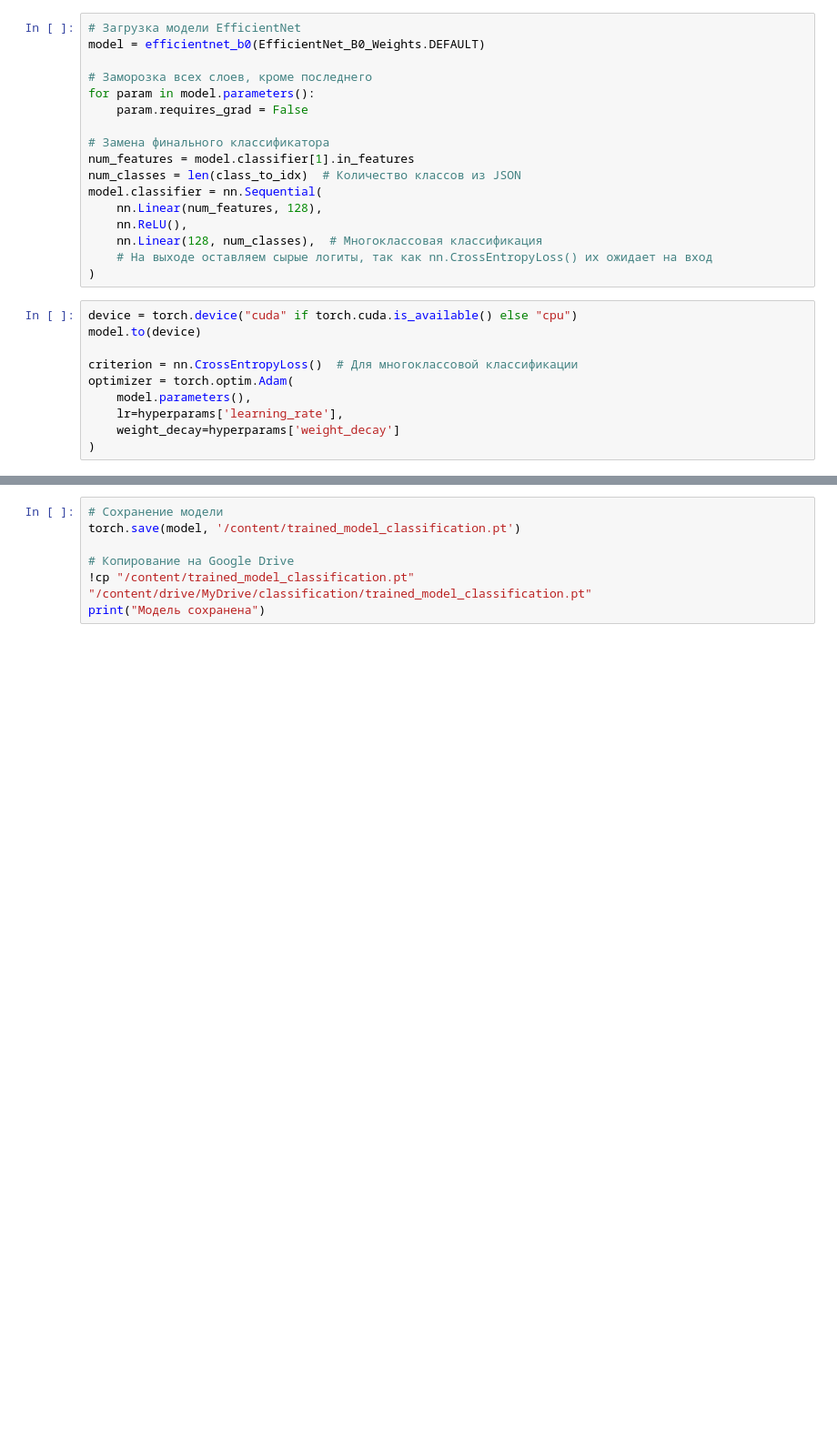
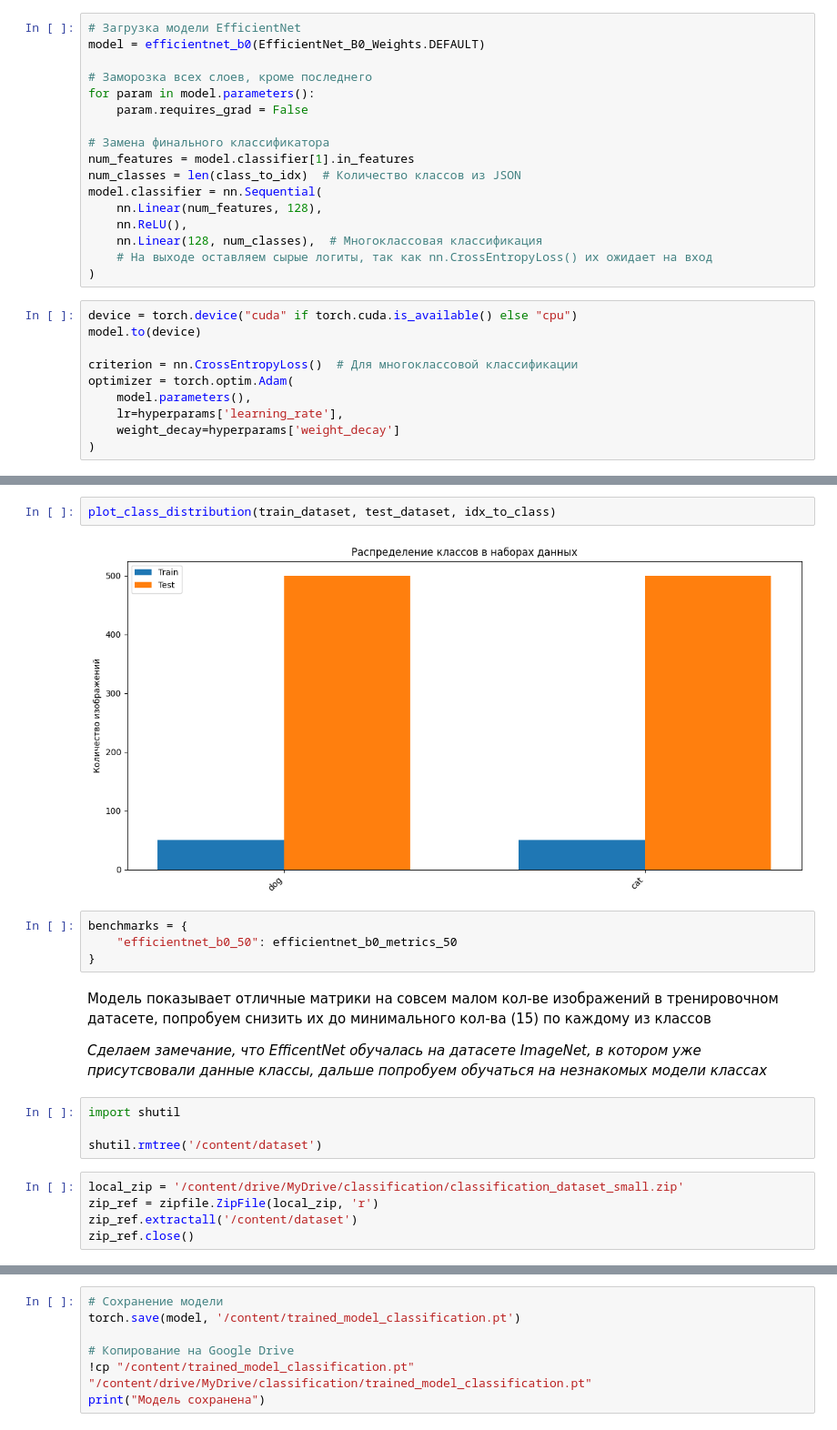
Before and after one commit to lpestov/interactive_ai_model_builder, a Jupyter notebook: models/classification/notebooks/classification_neural_network.ipynb, the cells around one changed output, grey strips where cells are left out. Shown at 91% size. Saved outputs shown, nothing was run; the diff lists cells and outputs as text; blank space fills up the shorter version.

```diff
--- a/models/classification/notebooks/classification_neural_network.ipynb
+++ b/models/classification/notebooks/classification_neural_network.ipynb
@@ -252,0 +538,21 @@ for epoch in range(hyperparams['num_epochs']):
+# %%
+plot_class_distribution(train_dataset, test_dataset, idx_to_class)
+# %% [output]
+[figure, added]
+# %%
+benchmarks = {
+    "efficientnet_b0_50": efficientnet_b0_metrics_50
+}
+# %% [markdown]
+Модель показывает отличные матрики на совсем малом кол-ве изображений в тренировочном датасете, попробуем снизить их до минимального кол-ва (15) по каждому из классов
+
+*Сделаем замечание, что EfficentNet обучалась на датасете ImageNet, в котором уже присутсвовали данные классы, дальше попробуем обучаться на незнакомых модели классах*
+# %%
+import shutil
+
+shutil.rmtree('/content/dataset')
+# %%
+local_zip = '/content/drive/MyDrive/classification/classification_dataset_small.zip'
+zip_ref = zipfile.ZipFile(local_zip, 'r')
+zip_ref.extractall('/content/dataset')
+zip_ref.close()
```
Also changed, not shown: parts of 34 cells of this notebook.
